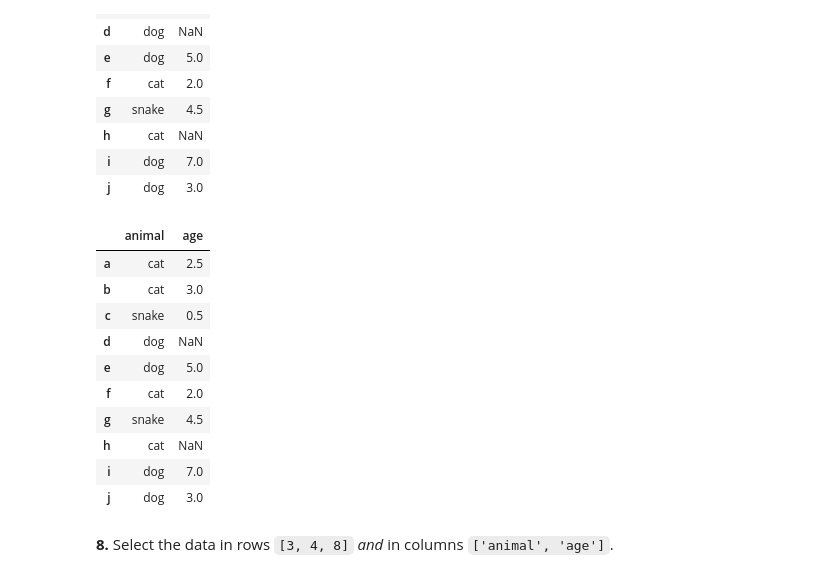
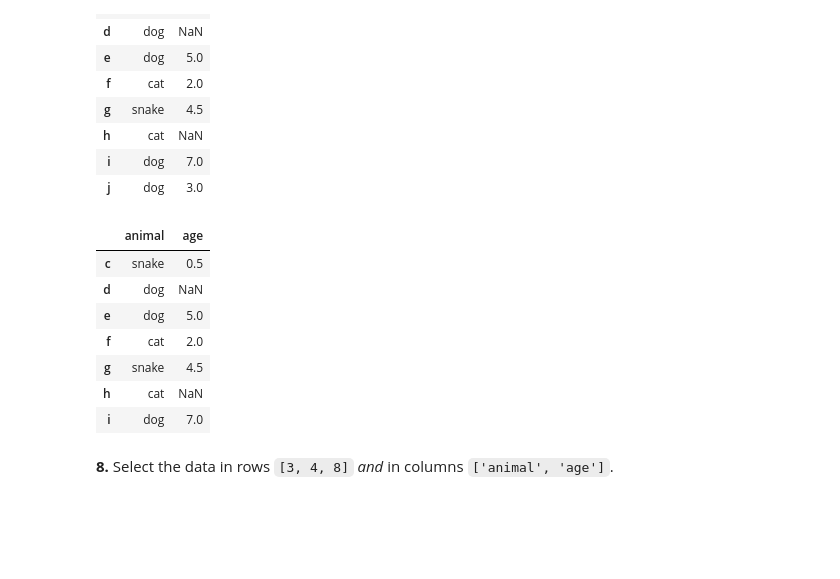
Before and after one commit to mirceachira/100-pandas-puzzles, a Jupyter notebook: 100-pandas-puzzles.ipynb, the cells around one changed output. Cells and saved outputs as stored; diff of their text form; code cells hidden in the pictures; blank space fills up the shorter version.

```diff
--- a/100-pandas-puzzles.ipynb
+++ b/100-pandas-puzzles.ipynb
@@ -186,11 +186,9 @@ df[['animal', 'age']]
 | i | dog | 7.0 |
 | j | dog | 3.0 |
 # %%
-df.loc[:, ['animal', 'age']]
+df.loc['c':'i', ['animal', 'age']]
 # %% [output]
 |  | animal | age |
-| a | cat | 2.5 |
-| b | cat | 3.0 |
 | c | snake | 0.5 |
 | d | dog | NaN |
 | e | dog | 5.0 |
@@ -198,7 +196,6 @@ df.loc[:, ['animal', 'age']]
 | g | snake | 4.5 |
 | h | cat | NaN |
 | i | dog | 7.0 |
-| j | dog | 3.0 |
 # %% [markdown]
 **8.** Select the data in rows `[3, 4, 8]` *and* in columns `['animal', 'age']`.
 # %%
```
Also changed, not shown: parts of 15 cells of this notebook.
